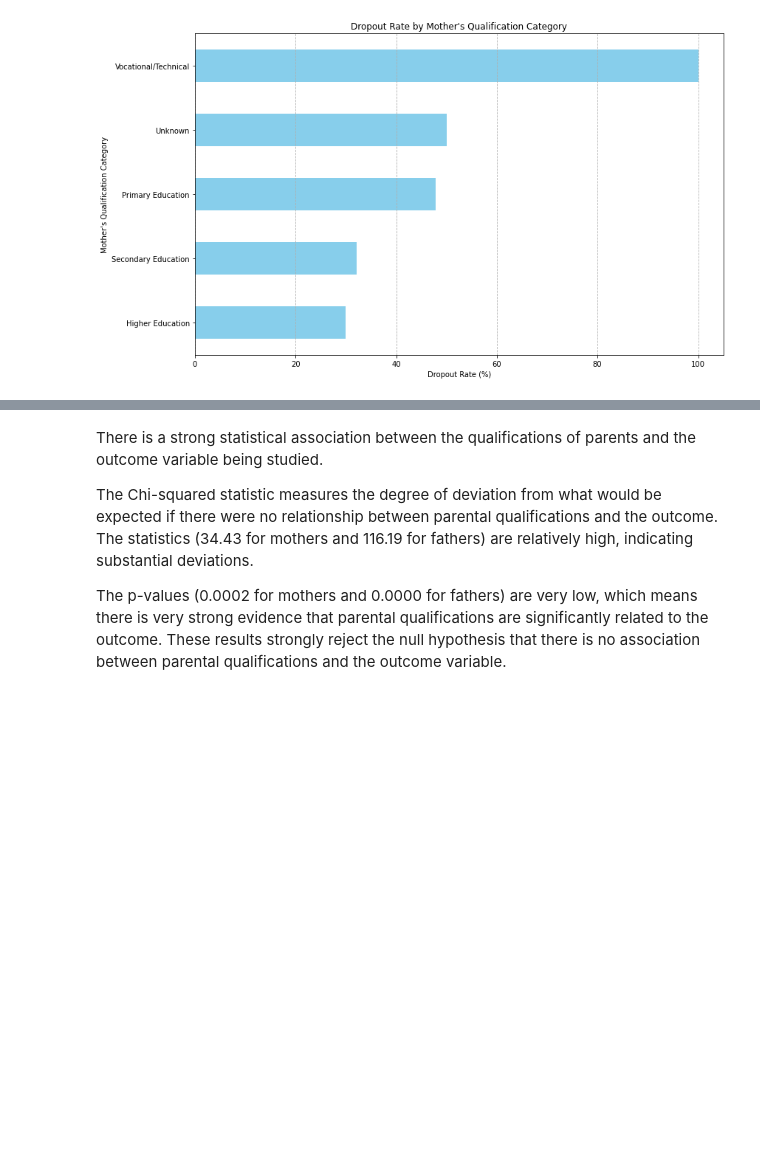
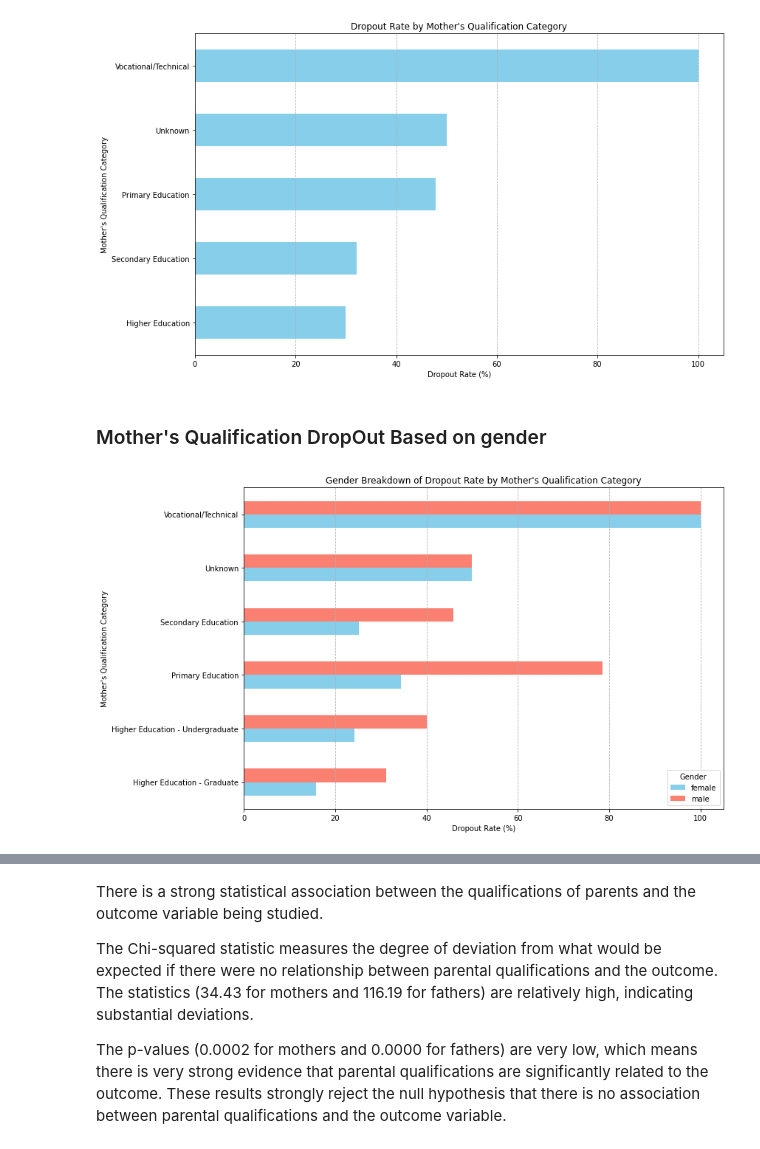
Before and after one commit to KANUBALAD/ML-Fairness-in-School-DropOut-, a Jupyter notebook: Notebooks/EDA of School Dropout Dataset.ipynb, the cells around one changed output, grey strips where cells are left out. Saved outputs shown, nothing was run; the diff lists cells and outputs as text; code cells hidden in the pictures; blank space fills up the shorter version.

```diff
--- a/Notebooks/EDA of School Dropout Dataset.ipynb
+++ b/Notebooks/EDA of School Dropout Dataset.ipynb
@@ -504,3 +494,22 @@ plt.show()
+# %% [markdown]
+### Mother's Qualification DropOut Based on gender
+# %%
+df_school["MotherQual_Cate"] = df_school["MotherQual"].map(qualification_mapping)
+dropout_counts_gender = df_school[df_school['Target'] == 'Dropout'].groupby(["MotherQual_Cate", "Gender"])['Target'].count()
+total_counts_gender = df_school.groupby(["MotherQual_Cate", "Gender"])['Target'].count()
+dropout_rates_gender = (dropout_counts_gender / total_counts_gender) * 100
+dropout_rates_gender = dropout_rates_gender.reset_index()
+dropout_rates_gender_pivot = dropout_rates_gender.pivot(index="MotherQual_Cate", columns="Gender", values="Target")
+dropout_rates_gender_pivot.plot(kind='barh', color=['skyblue', 'salmon'], figsize=(12, 7))
+plt.xlabel('Dropout Rate (%)')
+plt.ylabel("Mother's Qualification Category")
+plt.title("Gender Breakdown of Dropout Rate by Mother's Qualification Category")
+plt.legend(title='Gender')
+plt.grid(axis='x', linestyle='--')
+plt.tight_layout()
+plt.show();
+# %% [output]
+[figure, added]
 # %%
 from scipy.stats import chi2_contingency
 
```
Also changed, not shown: parts of 49 cells of this notebook.
